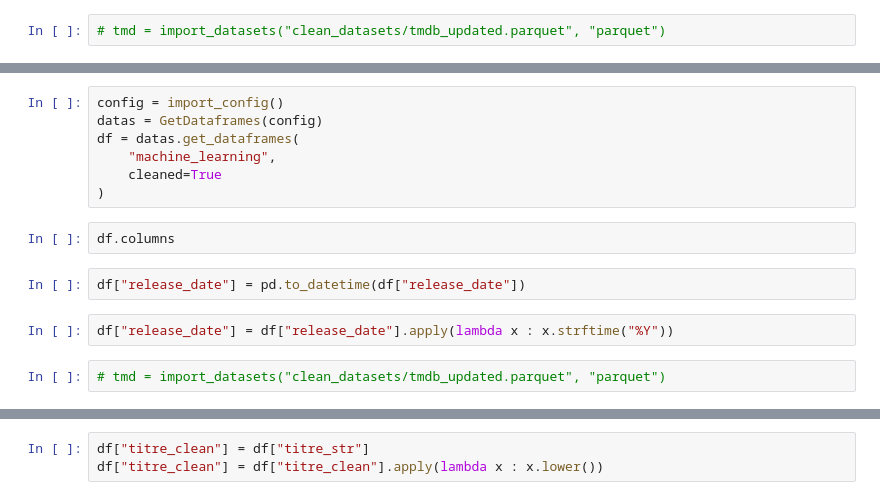
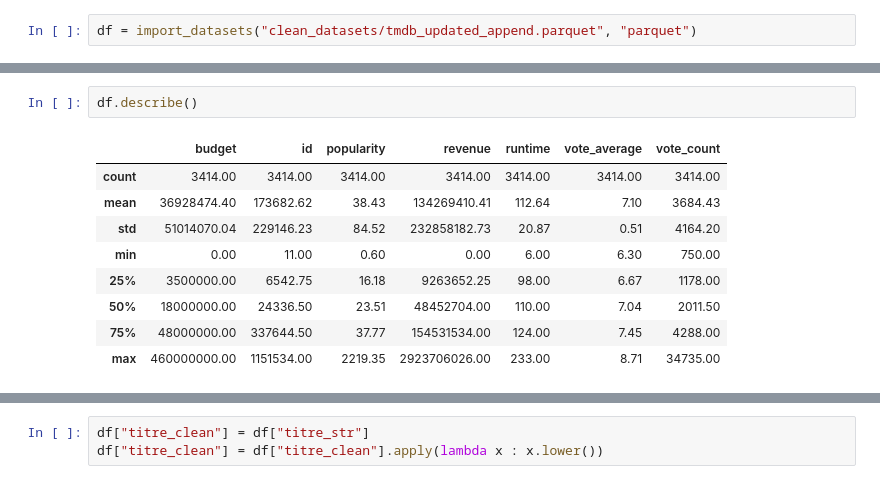
Before and after one commit to Morgan-DCL/project_2, a Jupyter notebook: ML.ipynb, the cells around one changed output, grey strips where cells are left out. Saved outputs shown, nothing was run; the diff lists cells and outputs as text.

```diff
--- a/ML.ipynb
+++ b/ML.ipynb
@@ -32,2 +33,2 @@ pd.set_option('display.max_columns', None)
 # %%
-# tmd = import_datasets("clean_datasets/tmdb_updated.parquet", "parquet")
+df = import_datasets("clean_datasets/tmdb_updated_append.parquet", "parquet")
@@ -34,15 +37,12 @@ pd.set_option('display.max_columns', None)
-# %%
-config = import_config()
-datas = GetDataframes(config)
-df = datas.get_dataframes(
-    "machine_learning",
-    cleaned=True
-)
 # %%
-df.columns
+df.describe()
+# %% [output]
+|  | budget | id | popularity | revenue | runtime | vote_average | vote_count |
+| count | 3414.00 | 3414.00 | 3414.00 | 3414.00 | 3414.00 | 3414.00 | 3414.00 |
+| mean | 36928474.40 | 173682.62 | 38.43 | 134269410.41 | 112.64 | 7.10 | 3684.43 |
+| std | 51014070.04 | 229146.23 | 84.52 | 232858182.73 | 20.87 | 0.51 | 4164.20 |
+| min | 0.00 | 11.00 | 0.60 | 0.00 | 6.00 | 6.30 | 750.00 |
+| 25% | 3500000.00 | 6542.75 | 16.18 | 9263652.25 | 98.00 | 6.67 | 1178.00 |
+| 50% | 18000000.00 | 24336.50 | 23.51 | 48452704.00 | 110.00 | 7.04 | 2011.50 |
+| 75% | 48000000.00 | 337644.50 | 37.77 | 154531534.00 | 124.00 | 7.45 | 4288.00 |
+| max | 460000000.00 | 1151534.00 | 2219.35 | 2923706026.00 | 233.00 | 8.71 | 34735.00 |
-# %%
-df["release_date"] = pd.to_datetime(df["release_date"])
-# %%
-df["release_date"] = df["release_date"].apply(lambda x : x.strftime("%Y"))
-# %%
-# tmd = import_datasets("clean_datasets/tmdb_updated.parquet", "parquet")
```
Also changed, not shown: parts of 37 cells of this notebook, 8 other files.
